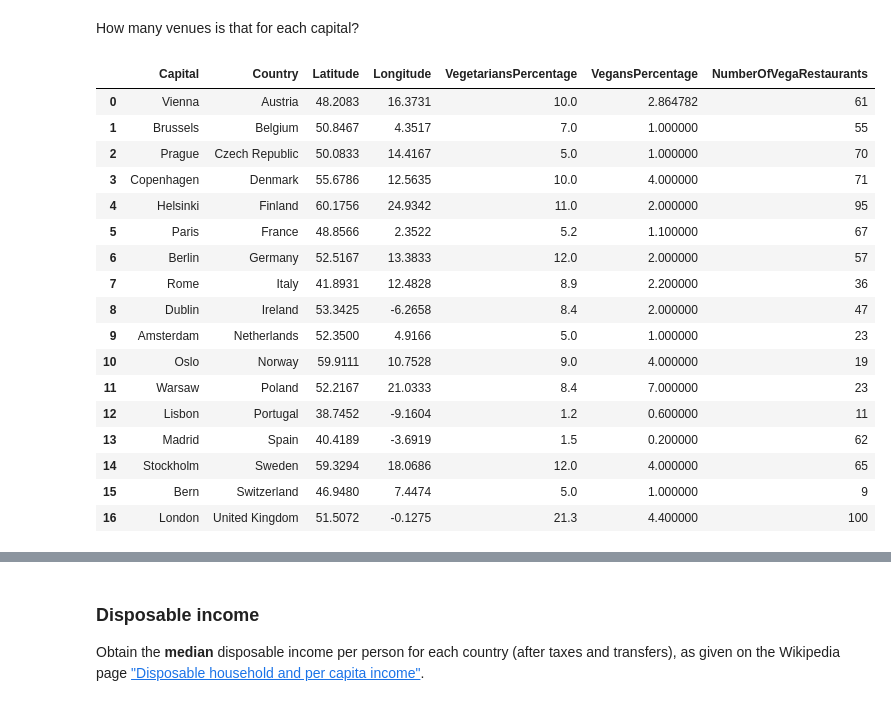
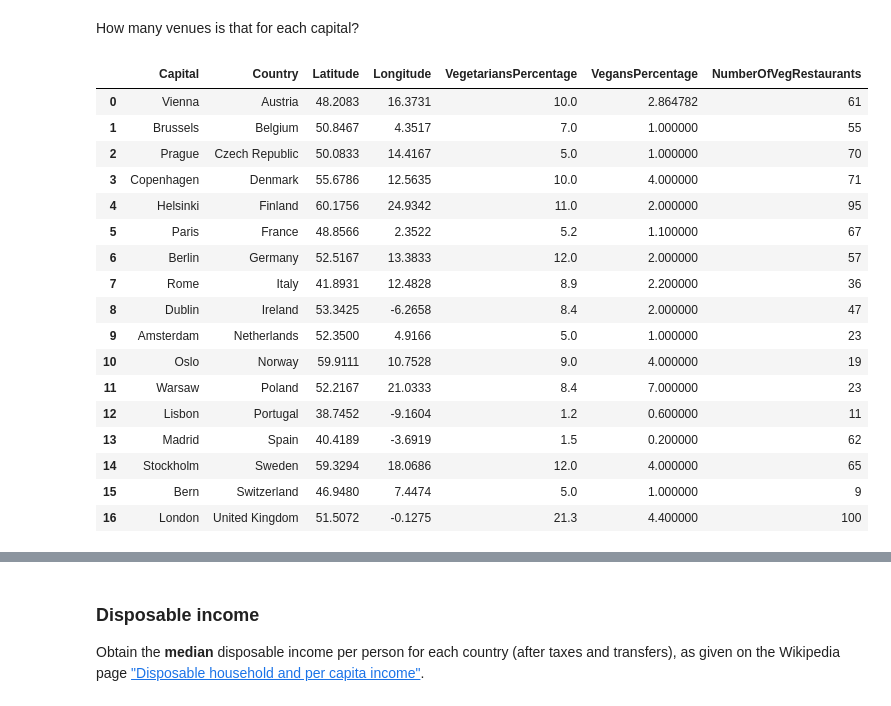
Before and after one commit to MerelVergaaij/CourseraCapstone, a Jupyter notebook: BattleOfTheNeighborhoods.ipynb, the cells around one changed output, grey strips where cells are left out. Drawn from its saved outputs; the diff is of its cells as text; code cells hidden in the pictures.

```diff
--- a/BattleOfTheNeighborhoods.ipynb
+++ b/BattleOfTheNeighborhoods.ipynb
@@ -225,7 +211,7 @@ CLIENT_SECRET = 'QFSQJGIOVRDV04UYE5OOU22RES510Z4SV23BOXPBOITC1CKA'
 ACCESS_TOKEN  = 'ERLITQ2TBC3ZKLTAQG5X00FGI1RFLQX33TJJIFBOVTENKSBS'
 VERSION       = '20210701'
 # %%
-def getCityVegaRestaurants(capitals, latitudes, longitudes, radius, limit):
+def getCityVegRestaurants(capitals, latitudes, longitudes, radius, limit):
 
     venues = []
     for capital, latitude, longitude in zip(capitals, latitudes, longitudes):
@@ -269,7 +255,7 @@ def getCityVegaRestaurants(capitals, latitudes, longitudes, radius, limit):
 # %%
 radius = 1500
 limit  = 100
-venues = getCityVegaRestaurants(cities['Capital'], cities['Latitude'], cities['Longitude'], radius=radius, limit=limit)
+venues = getCityVegRestaurants(cities['Capital'], cities['Latitude'], cities['Longitude'], radius=radius, limit=limit)
 venues.head(5)
 # %% [output]
 |  | Capital | Capital Latitude | Capital Longitude | Venue | Venue Latitude | Venue Longitude | ... |
@@ -283,10 +269,10 @@ How many venues is that for each capital?
 # %%
 restaurantCount = venues.groupby('Capital')[['Venue']].count()
 cities = cities.set_index('Capital').join(restaurantCount, on='Capital').reset_index()
-cities.rename(columns = {'Venue' : 'NumberOfVegaRestaurants'}, inplace=True)
+cities.rename(columns = {'Venue' : 'NumberOfVegRestaurants'}, inplace=True)
 cities
 # %% [output]
-|  | Capital | Country | Latitude | Longitude | VegetariansPercentage | VegansPercentage | NumberOfVegaRestaurants |
+|  | Capital | Country | Latitude | Longitude | VegetariansPercentage | VegansPercentage | NumberOfVegRestaurants |
 | 0 | Vienna | Austria | 48.2083 | 16.3731 | 10.0 | 2.864782 | 61 |
 | 1 | Brussels | Belgium | 50.8467 | 4.3517 | 7.0 | 1.000000 | 55 |
 | 2 | Prague | Czech Republic | 50.0833 | 14.4167 | 5.0 | 1.000000 | 70 |
```
Also changed, not shown: parts of 5 cells of this notebook.
